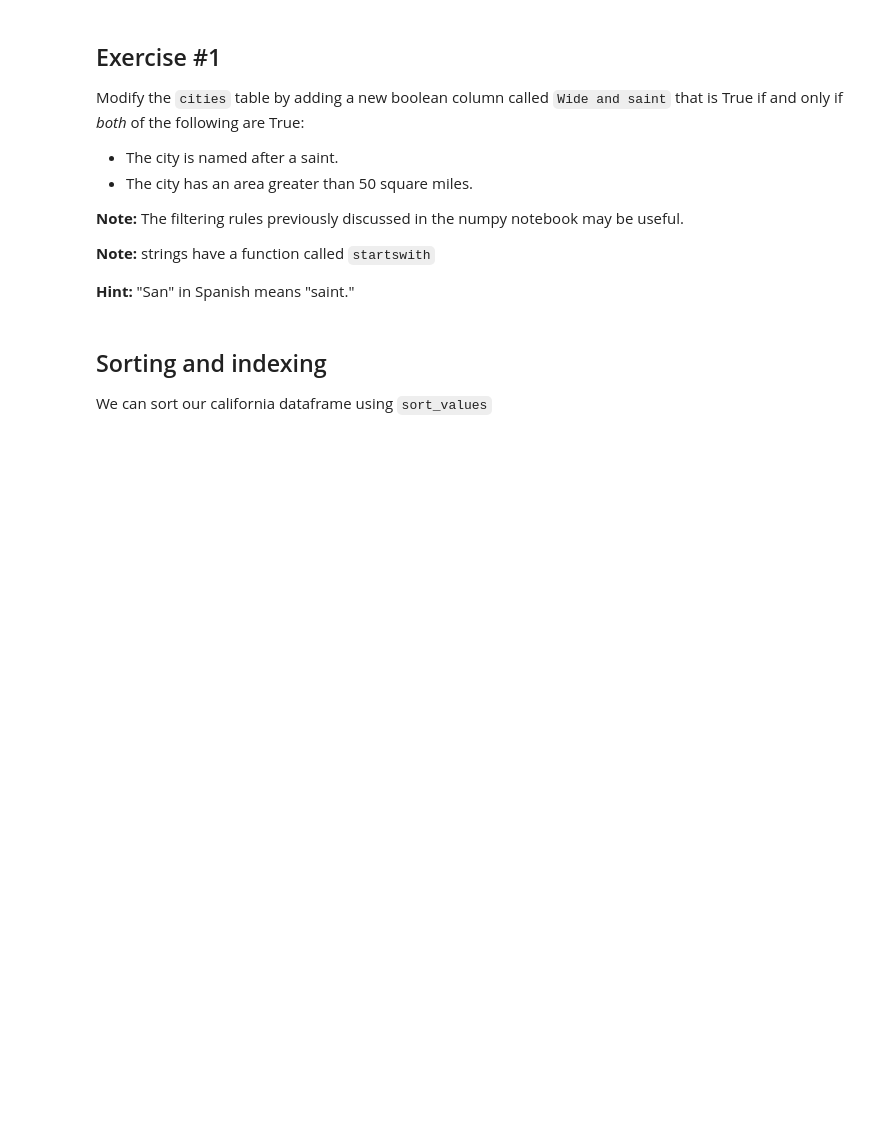
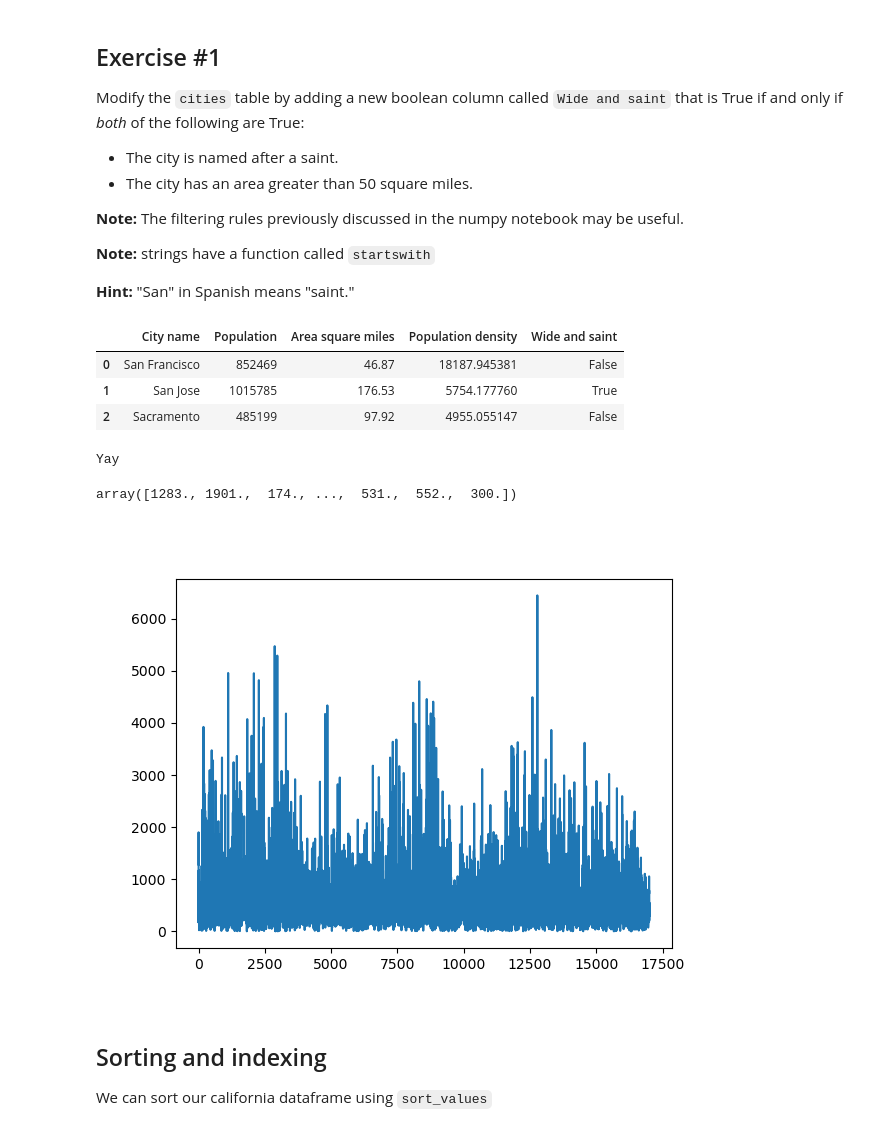
Before and after one commit to ahmed-f-alrefaie/UCLPythonCourse, a Jupyter notebook: content/notebooks/day2/Pandas.ipynb, the cells around one changed output. Cells and saved outputs as stored; diff of their text form; code cells hidden in the pictures; blank space fills up the shorter version.

```diff
--- a/content/notebooks/day2/Pandas.ipynb
+++ b/content/notebooks/day2/Pandas.ipynb
@@ -142,6 +283,31 @@ Modify the `cities` table by adding a new boolean column called `Wide and saint`
 **Note:** strings have a function called `startswith`
 
 **Hint:** "San" in Spanish means "saint."
+# %%
+saint_cities = cities['City name'].apply(lambda x: 'San' in x)
+square_miles_fifty = cities['Area square miles'] > 50.0
+cities['Wide and saint'] = square_miles_fifty & saint_cities
+cities
+# %% [output]
+|  | City name | Population | Area square miles | Population density | Wide and saint |
+| 0 | San Francisco | 852469 | 46.87 | 18187.945381 | False |
+| 1 | San Jose | 1015785 | 176.53 | 5754.177760 | True |
+| 2 | Sacramento | 485199 | 97.92 | 4955.055147 | False |
+# %%
+if any((cities['Area square miles'] > 50.0) & (cities['City name'].apply(lambda x: 'San' in x))):
+    print('Yay')
+# %% [output]
+Yay
+# %%
+bedrooms.values
+# %% [output]
+array([1283., 1901.,  174., ...,  531.,  552.,  300.])
+# %%
+plt.figure()
+plt.plot(bedrooms)
+plt.show()
+# %% [output]
+[figure, added]
 # %% [markdown]
 ## Sorting and indexing
 
```
Also changed, not shown: parts of 36 cells of this notebook, 6 other files.
